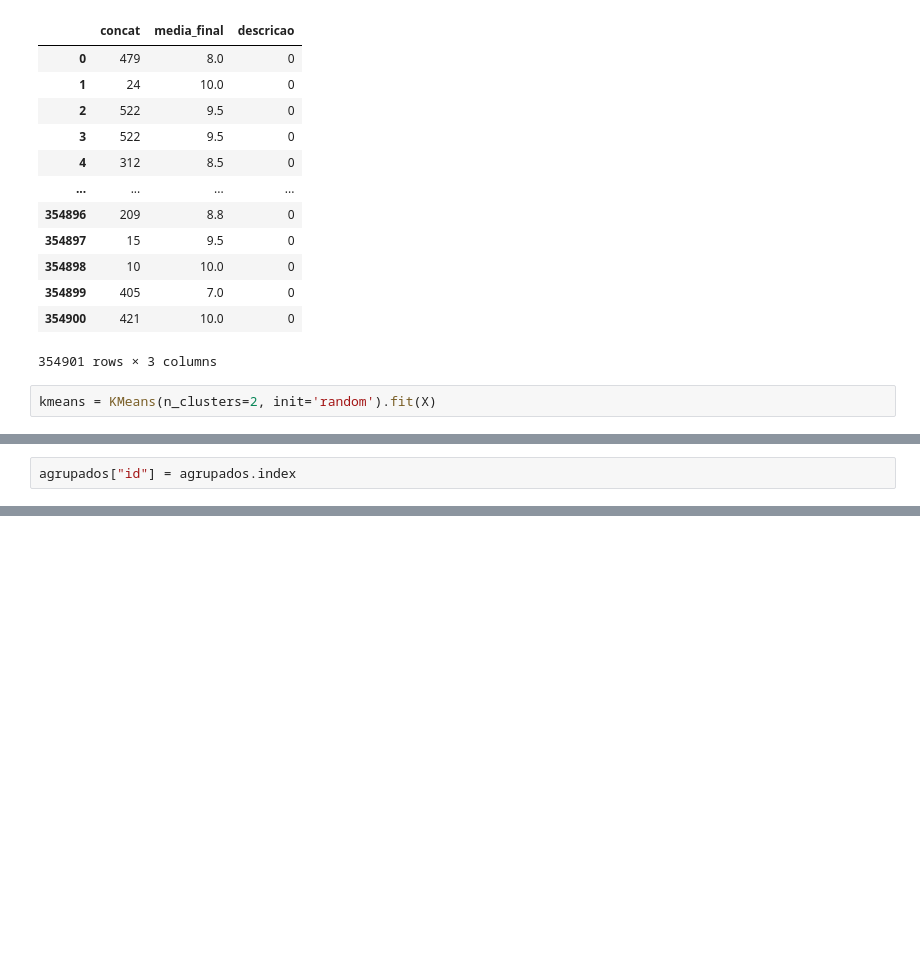
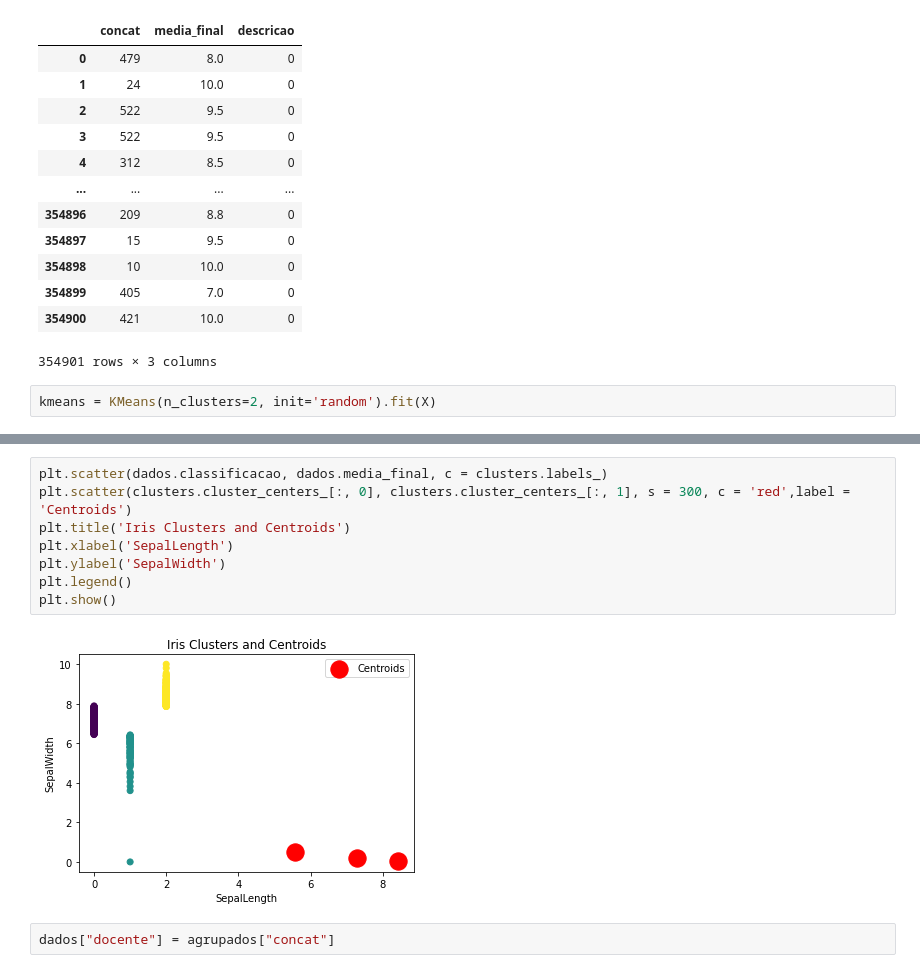
Before and after one commit to rafaelperazzo/notasSIGAA, a Jupyter notebook: notas_sigaa.ipynb, the cells around one changed output, grey strips where cells are left out. Cells and saved outputs as stored; diff of their text form; blank space fills up the shorter version.

```diff
--- a/notas_sigaa.ipynb
+++ b/notas_sigaa.ipynb
@@ -133,2 +110,0 @@ agrupados.query("resposta==1 and media_final>7")
-# %%
-agrupados["id"] = agrupados.index
@@ -151,0 +161,12 @@ agrupados
+# %%
+plt.scatter(dados.classificacao, dados.media_final, c = clusters.labels_)
+plt.scatter(clusters.cluster_centers_[:, 0], clusters.cluster_centers_[:, 1], s = 300, c = 'red',label = 'Centroids')
+plt.title('Iris Clusters and Centroids')
+plt.xlabel('SepalLength')
+plt.ylabel('SepalWidth')
+plt.legend()
+plt.show()
+# %% [output]
+[figure, added]
+# %%
+dados["docente"] = agrupados["concat"]
```
Also changed, not shown: parts of 14 cells of this notebook.
